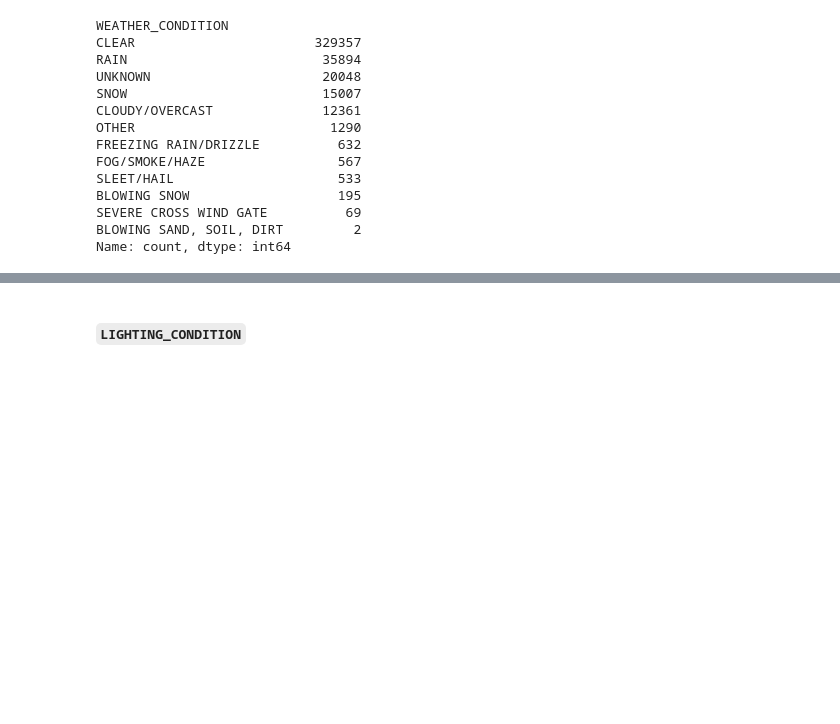
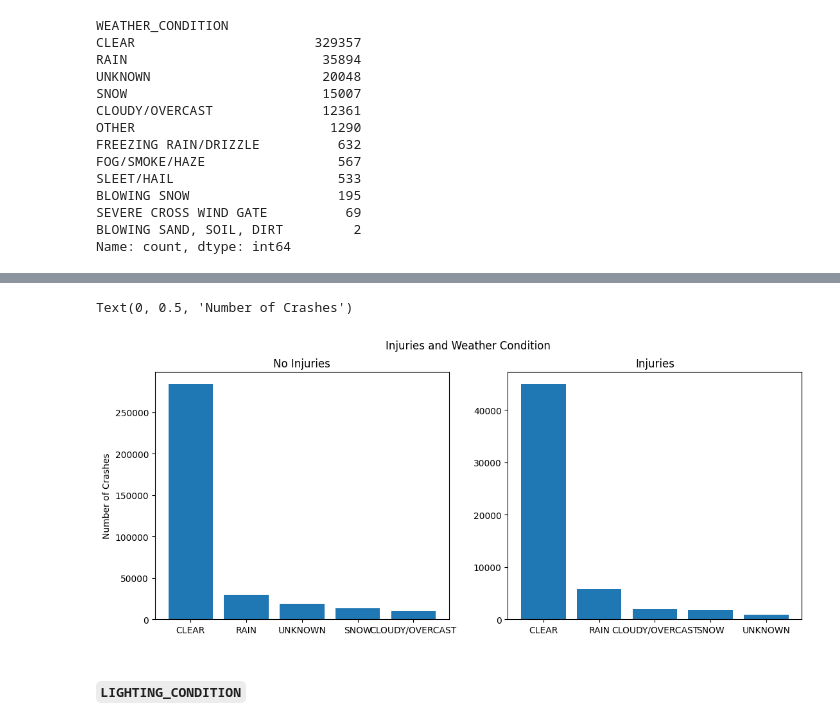
Before and after one commit to SangyunT/Chicago_Car_Crashes_Classification, a Jupyter notebook: index.ipynb, the cells around one changed output, grey strips where cells are left out. Cells and saved outputs as stored; diff of their text form; code cells hidden in the pictures; blank space fills up the shorter version.

```diff
--- a/index.ipynb
+++ b/index.ipynb
@@ -134,3 +169,23 @@ Name: count, dtype: int64
+# %%
+# Side by side bar graphs of weather condition
+import matplotlib.pyplot as plt
+
+fig, (ax1, ax2) = plt.subplots(1, 2, figsize=(13,5))
+x_no_injury = list(grouped_crashes.get_group(0)['WEATHER_CONDITION'].value_counts().index[:5])
+y_no_injury = grouped_crashes.get_group(0)['WEATHER_CONDITION'].value_counts().values[:5]
+ax1.bar(x_no_injury, y_no_injury)
+ax1.set_title('No Injuries')
+
+x_injury = list(grouped_crashes.get_group(1)['WEATHER_CONDITION'].value_counts().index[:5])
+y_injury = grouped_crashes.get_group(1)['WEATHER_CONDITION'].value_counts().values[:5]
+ax2.bar(x_injury, y_injury)
+ax2.set_title('Injuries')
+
+fig.suptitle("Injuries and Weather Condition")
+ax1.set_ylabel("Number of Crashes")
+# %% [output]
+Text(0, 0.5, 'Number of Crashes')
+[figure, added]
 # %% [markdown]
 #### `LIGHTING_CONDITION`
 # %%
```
Also changed, not shown: parts of 5 cells of this notebook.
